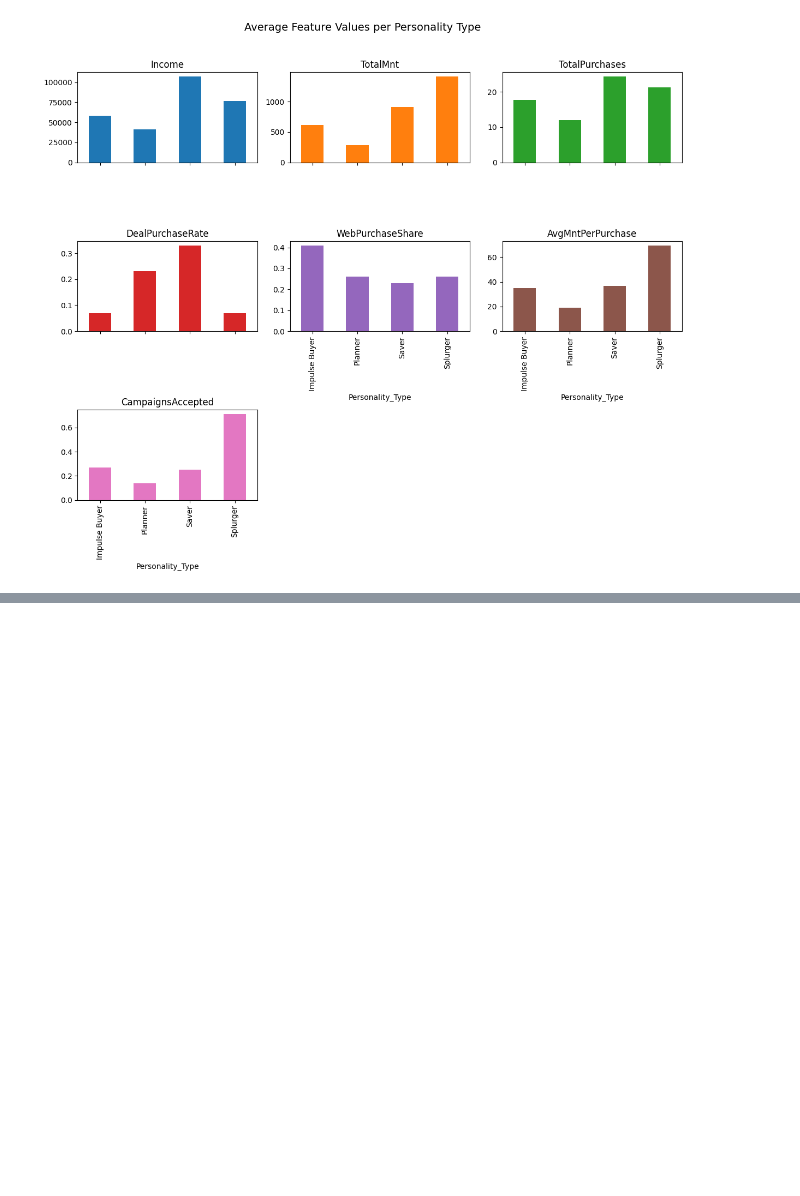
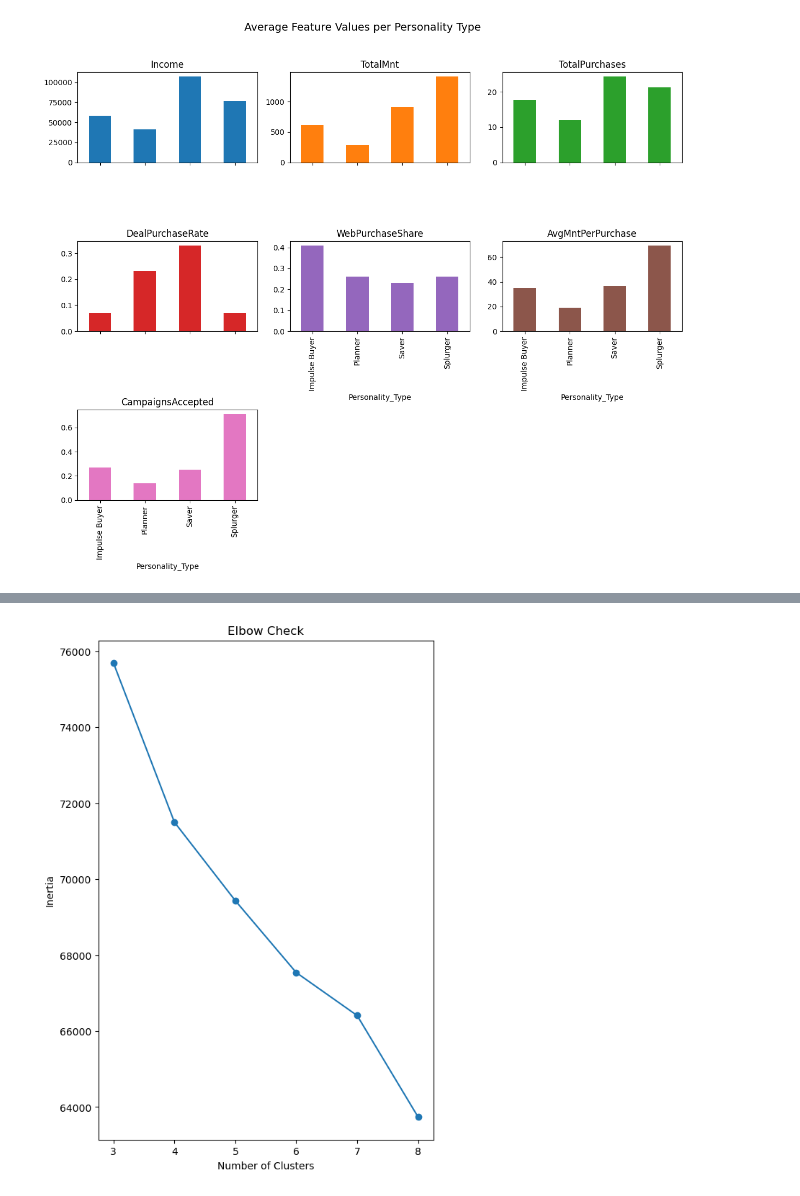
Before and after one commit to hamedtaeb/Smart-Budget-Planner, a Jupyter notebook: project.ipynb, the cells around one changed output, grey strips where cells are left out. Saved outputs shown, nothing was run; the diff lists cells and outputs as text; code cells hidden in the pictures; blank space fills up the shorter version.

Commit message:
Added Clustering
Cleaned data for machine readability, transformed the data. Included clustering approaches with visuals . WIP

```diff
--- a/project.ipynb
+++ b/project.ipynb
@@ -599,0 +643,5 @@ plt.show()
+# %%
+df_ohe = pd.concat([df,df_ohe], axis=1)
+df_ohe = df_ohe.drop(["Marital_Status_norm", "Education_norm","Dt_Customer"], axis=1)
+
+df_ohe.columns
@@ -599,0 +664,5 @@ plt.show()
+# %%
+# Declaring numeric features
+numeric = list(set(df_ohe.columns) - set(cat_cols))
+
+numeric
@@ -599,0 +687,9 @@ plt.show()
+# %%
+# Scaling numeric features
+scaler = StandardScaler()
+
+# Transforming numeric features
+df_scaled = df_ohe.copy()
+df_scaled[numeric] = scaler.fit_transform(df_ohe[numeric])
+
+df_scaled[numeric]
@@ -599,0 +710,29 @@ plt.show()
+# %%
+# Declaring random seed value
+state = 42
+
+# Clustering data and plotting inertial for optimal number of clusters
+inertia_scores = []
+cluster_range = range(3,9)
+
+for i in cluster_range:
+    # print("Number of clusters: ",i)
+    kmeans = KMeans(
+        n_clusters = i,
+        n_init = "auto",
+        max_iter = 500,
+        # verbose = 4,
+        random_state = state,
+    )
+    kmeans.fit(df_scaled)
+    inertia_scores.append(kmeans.inertia_)
+
+plt.figure(figsize=(6,9))
+plt.plot(cluster_range, inertia_scores, marker = 'o')
+plt.xlabel("Number of Clusters")
+plt.ylabel("Inertia")
+plt.title("Elbow Check")
+
+plt.show()
+# %% [output]
+[figure, added]
```
Also changed, not shown: parts of 13 cells of this notebook.
